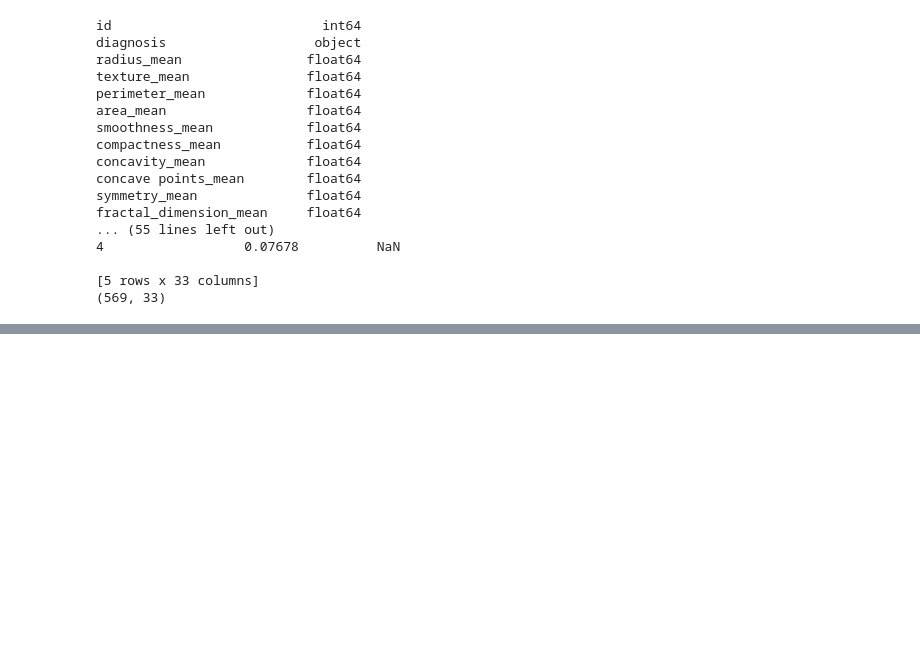
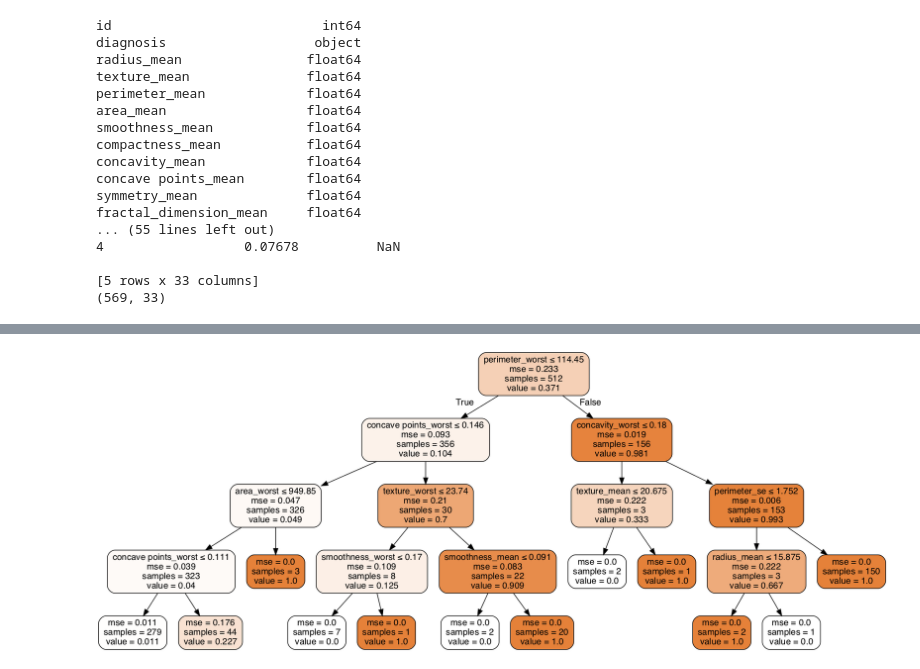
Before and after one commit to mdlee3551/springboard, a Jupyter notebook: breast cancer prediction/breast cancer prediction project .ipynb, the cells around one changed output, grey strips where cells are left out. Cells and saved outputs as stored; diff of their text form; code cells hidden in the pictures; blank space fills up the shorter version.

```diff
--- a/breast cancer prediction/breast cancer prediction project .ipynb
+++ b/breast cancer prediction/breast cancer prediction project .ipynb
@@ -311,0 +262,5 @@ Model accuracy: 0.7205623901581723
+# %%
+#  The lowest test error occurs for a tree of max depth 4
+
+best_decision_tree = DecisionTreeRegressor(max_depth=4)
+best_decision_tree.fit(X_train,y_train)
@@ -311,0 +293,10 @@ Model accuracy: 0.7205623901581723
+# %%
+dot_data2 = StringIO()
+export_graphviz(best_decision_tree, out_file=dot_data2,
+                    feature_names=X_train.columns.tolist(),
+                    filled=True, rounded=True,
+                    special_characters=True)
+graph_best = pydotplus.graph_from_dot_data(dot_data2.getvalue())
+Image(graph_best.create_png())
+# %% [output]
+[figure, added]
```
Also changed, not shown: parts of 92 cells of this notebook.
